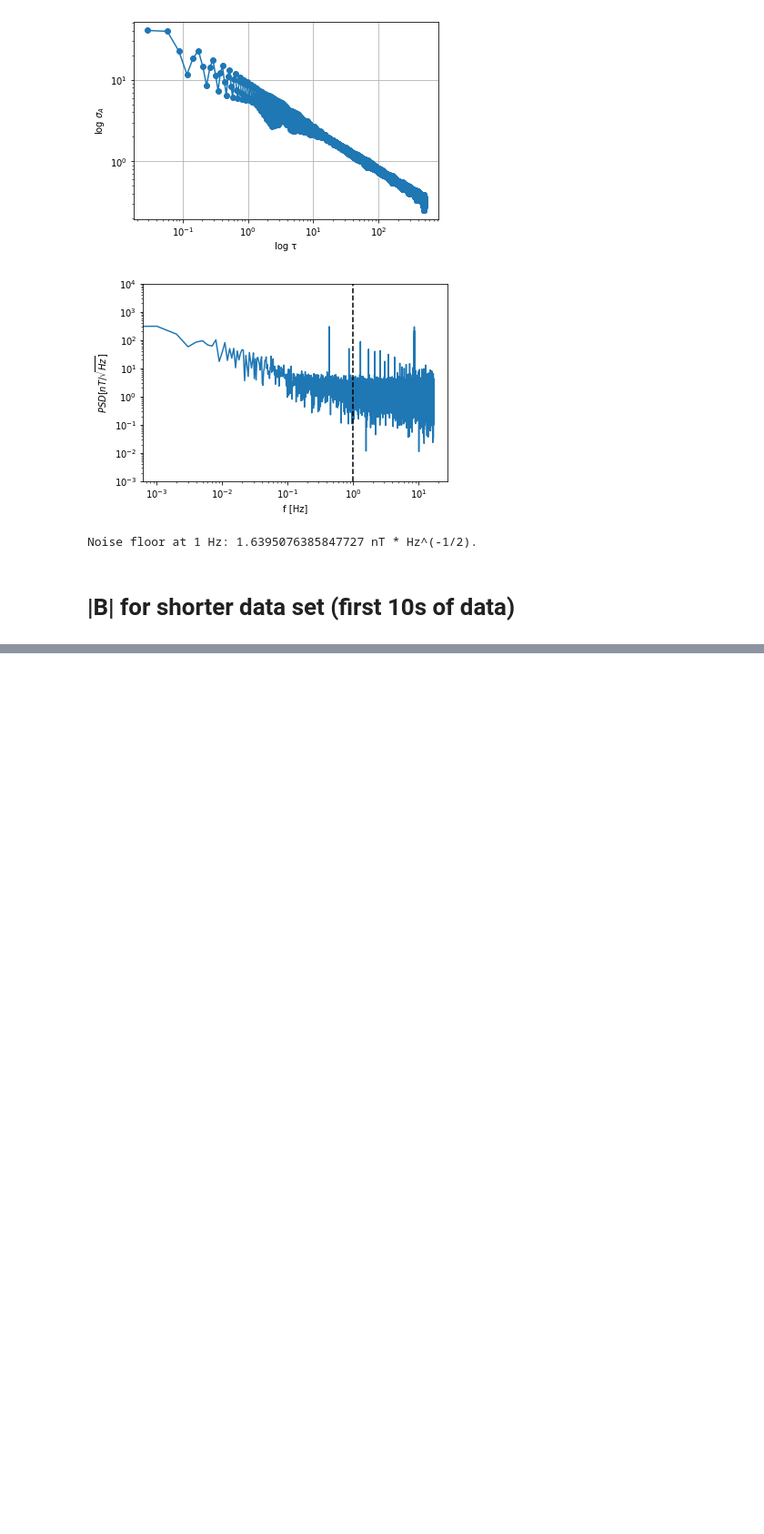
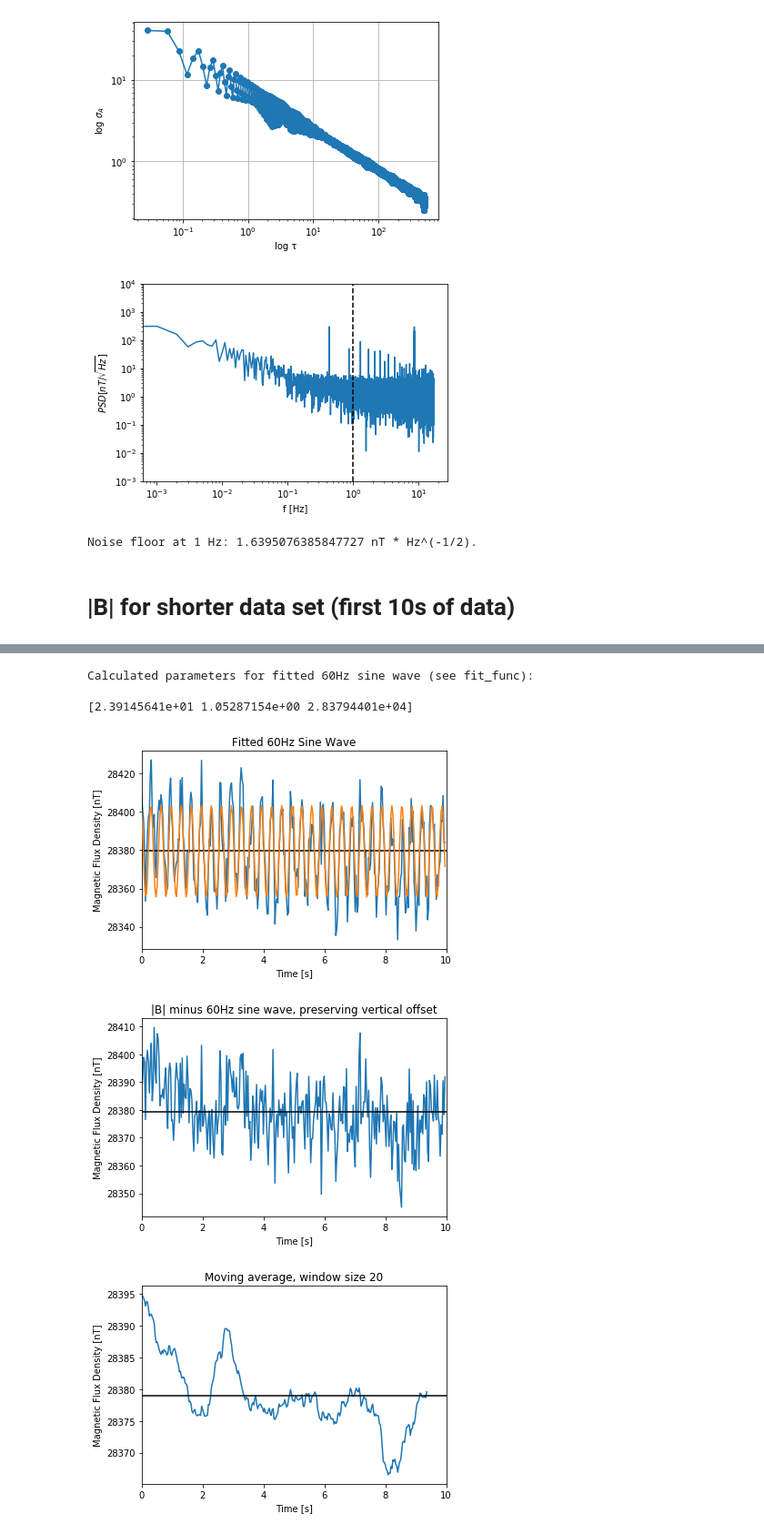
Before and after one commit to OregonIons/RM3100-Magnetic-Sensor, a Jupyter notebook: rm3100_adev.ipynb, the cells around one changed output, grey strips where cells are left out. Shown: that part at 91% size. Drawn from its saved outputs; the diff is of its cells as text; code cells hidden in the pictures; blank space fills up the shorter version.

```diff
--- a/rm3100_adev.ipynb
+++ b/rm3100_adev.ipynb
@@ -279,0 +376,61 @@ plt.show()
+# %%
+# Define general 60 Hz sine wave for fitting
+def fit_func(t, a, b, c):
+    return a * np.sin(120*np.pi*(t + b)) + c
+
+# Fit a 60 Hz sine wave to the data
+params, params_covariance = sp.optimize.curve_fit(fit_func, time_short, magn_short)
+print('Calculated parameters for fitted 60Hz sine wave (see fit_func):\n')
+print(params)
+
+# |B| vs time, with a fitted 60 Hz sine wave
+plt.figure(21)
+plt.plot(time_short, magn_short, zorder=1)
+plt.hlines(mean_short, 0, 10, zorder=2)
+plt.plot(time_short, fit_func(time_short, params[0], params[1], params[2]), zorder=3)
+plt.xlim(0, 10)
+plt.title('Fitted 60Hz Sine Wave')
+plt.xlabel('Time [s]')
+plt.ylabel('Magnetic Flux Density [nT]')
+plt.show()
+
+# Subtract the sine wave from |B|, preserving the vertical offset
+adjusted_magn = magn_short - fit_func(time_short, params[0], params[1], params[2]) + params[2]
+adjusted_mean = np.mean(adjusted_magn)
+
+# |B| vs time, minus the 60 Hz sine wave
+plt.figure(22)
+plt.plot(time_short, adjusted_magn, zorder=1)
+plt.hlines(adjusted_mean, 0, 10, zorder=2)
+plt.xlim(0, 10)
+plt.title('|B| minus 60Hz sine wave, preserving vertical offset')
+plt.xlabel('Time [s]')
+plt.ylabel('Magnetic Flux Density [nT]')
+plt.show()
+
+# Define moving average function
+def moving_average(data_set, periods):
+    weights = np.ones(periods) / periods
+    return np.convolve(data_set, weights, mode='valid')
+
+# Take moving average of adjusted data
+p = 20
+adjusted_magn_ma = moving_average(adjusted_magn, p)
+adjusted_mean_ma = np.mean(adjusted_magn_ma)
+
+# |B| vs time, minus the 60 Hz sine wave, averaged
+plt.figure(23)
+plt.plot(time_short[0:-(p-1)], adjusted_magn_ma, zorder=1)
+plt.hlines(adjusted_mean_ma, 0, 10, zorder=2)
+plt.xlim(0, 10)
+plt.title('Moving average, window size ' + str(p))
+plt.xlabel('Time [s]')
+plt.ylabel('Magnetic Flux Density [nT]')
+plt.show()
+# %% [output]
+Calculated parameters for fitted 60Hz sine wave (see fit_func):
+
+[2.39145641e+01 1.05287154e+00 2.83794401e+04]
+[figure, added]
+[figure, added]
+[figure, added]
```
Also changed, not shown: parts of 4 cells of this notebook, 1 other file.
